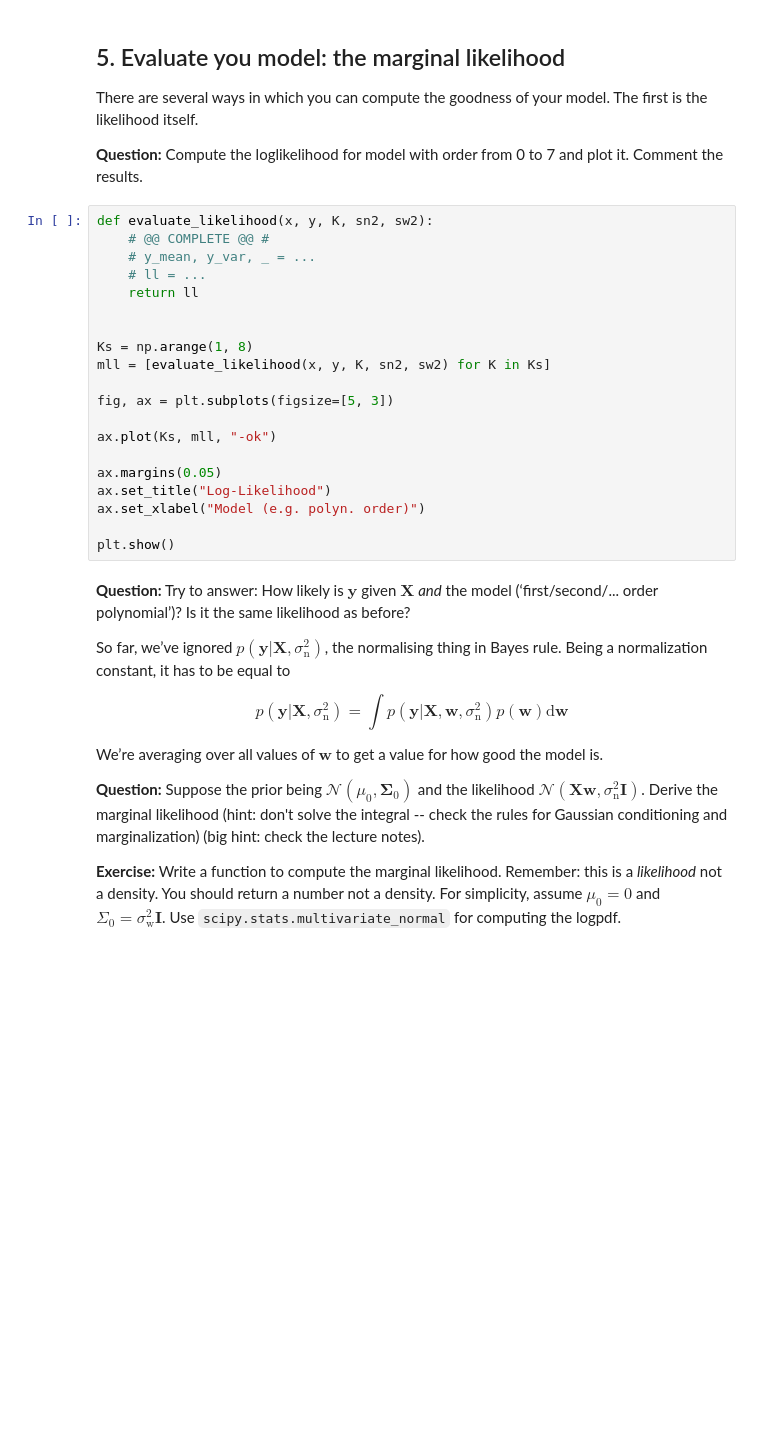
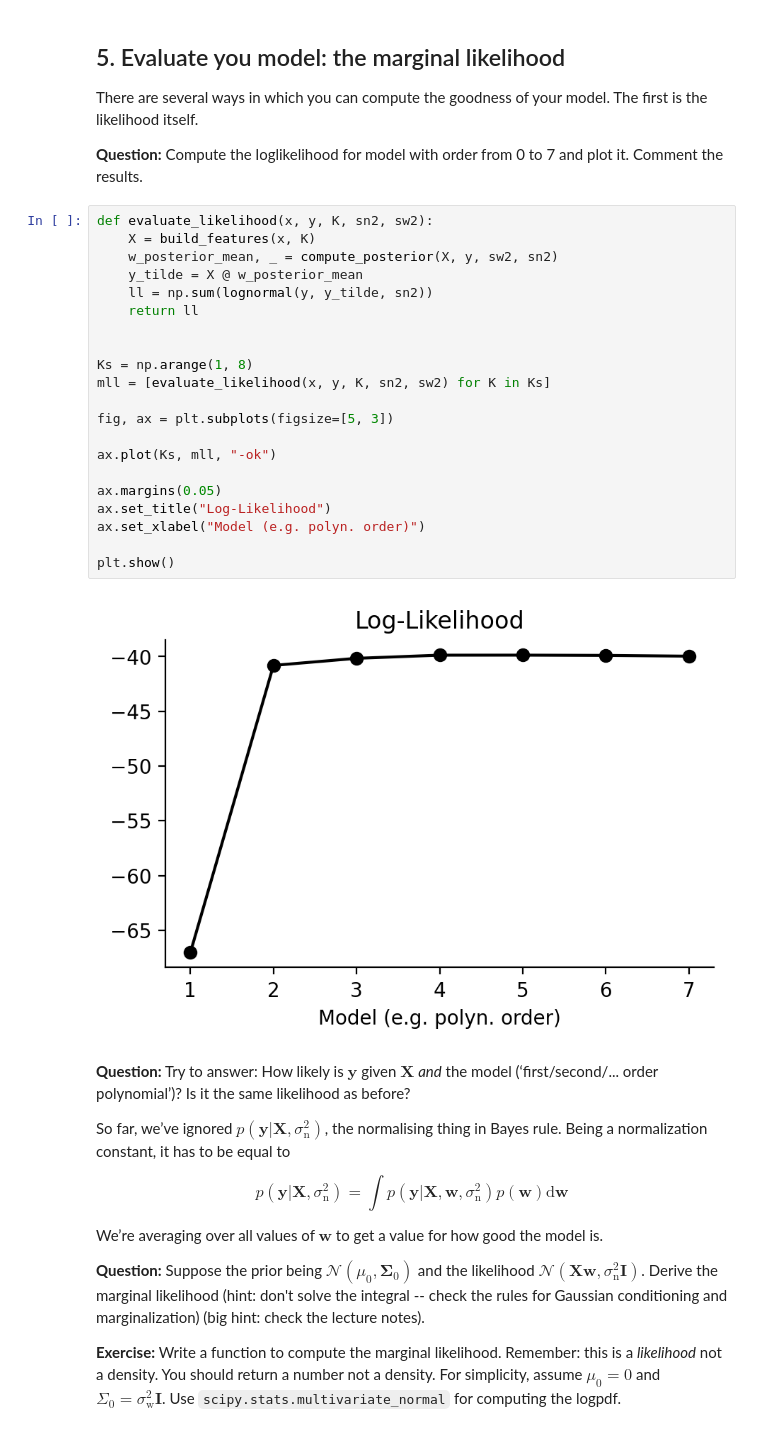
Before and after one commit to Echeva26/ASI, a Jupyter notebook: labs/01_Bayesian_Linear_Regression.ipynb, the cells around one changed output. Saved outputs shown, nothing was run; the diff lists cells and outputs as text; blank space fills up the shorter version.

```diff
--- a/labs/01_Bayesian_Linear_Regression.ipynb
+++ b/labs/01_Bayesian_Linear_Regression.ipynb
@@ -360,24 +379,27 @@ There are several ways in which you can compute the goodness of your model. The
 **Question:** Compute the loglikelihood for model with order from 0 to 7 and plot it. Comment the results.
 # %%
 def evaluate_likelihood(x, y, K, sn2, sw2):
-    # @@ COMPLETE @@ #
-    # y_mean, y_var, _ = ...
-    # ll = ...
+    X = build_features(x, K)
+    w_posterior_mean, _ = compute_posterior(X, y, sw2, sn2)
+    y_tilde = X @ w_posterior_mean
+    ll = np.sum(lognormal(y, y_tilde, sn2))
     return ll
 
 
 Ks = np.arange(1, 8)
 mll = [evaluate_likelihood(x, y, K, sn2, sw2) for K in Ks]
 
 fig, ax = plt.subplots(figsize=[5, 3])
 
 ax.plot(Ks, mll, "-ok")
 
 ax.margins(0.05)
 ax.set_title("Log-Likelihood")
 ax.set_xlabel("Model (e.g. polyn. order)")
 
 plt.show()
+# %% [output]
+[figure, added]
 # %% [markdown]
 **Question:** Try to answer: How likely is $\mathbf{y}$ given $\mathbf{X}$ *and* the model (‘first/second/... order polynomial’)? Is it the same likelihood as before?
 
```
Also changed, not shown: parts of 25 cells of this notebook.
